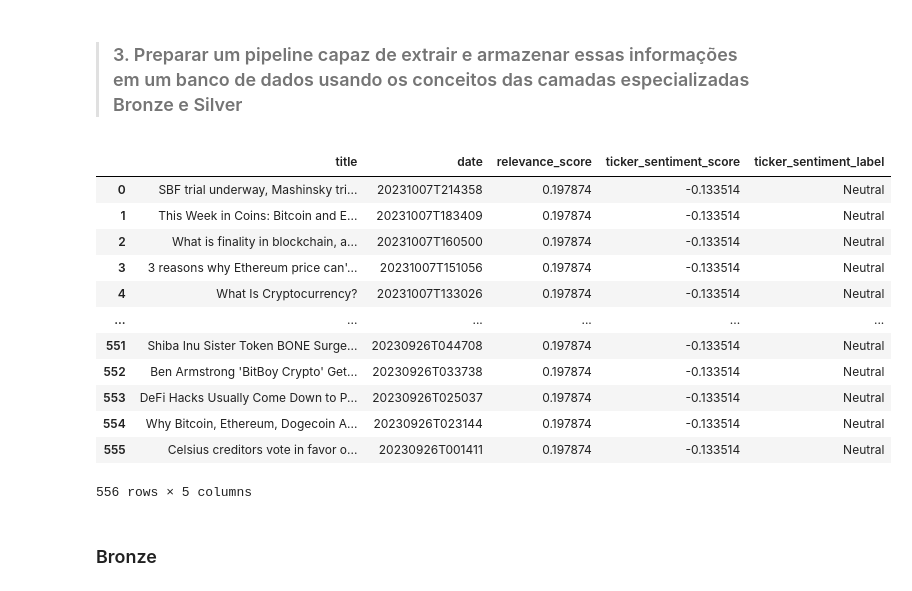
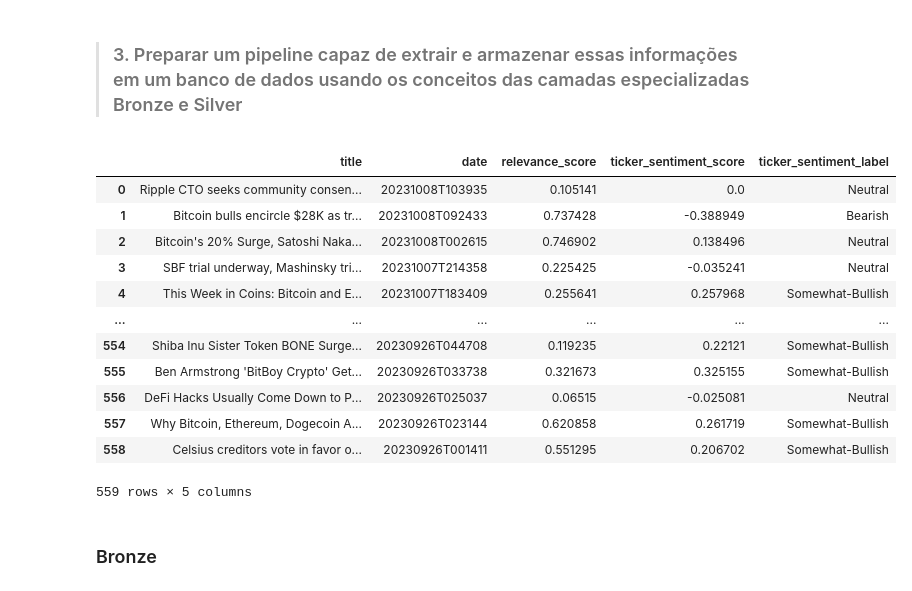
Before and after one commit to jlbmanetti/Curso-Santander-Coders, a Jupyter notebook: 5 - Analytics Engineering/Aula_1_Exercicio_1_Camadas_Especializadas.ipynb, the cells around one changed output. Saved outputs shown, nothing was run; the diff lists cells and outputs as text; code cells hidden in the pictures.

```diff
--- a/5 - Analytics Engineering/Aula_1_Exercicio_1_Camadas_Especializadas.ipynb
+++ b/5 - Analytics Engineering/Aula_1_Exercicio_1_Camadas_Especializadas.ipynb
@@ -89,30 +81,36 @@ import pandas as pd
 # %%
 # número de itens obtidos
 n = int(data['items'])
 df_bronze = pd.DataFrame()
 
 for i in range(n):
     df_bronze.loc[i,'title'] = data['feed'][i]['title']
     df_bronze.loc[i,'date'] = data['feed'][i]['time_published']
-    df_bronze.loc[i,'relevance_score'] = data['feed'][0]['ticker_sentiment'][2]['relevance_score']
-    df_bronze.loc[i,'ticker_sentiment_score'] = data['feed'][0]['ticker_sentiment'][2]['ticker_sentiment_score']
-    df_bronze.loc[i,'ticker_sentiment_label'] = data['feed'][0]['ticker_sentiment'][2]['ticker_sentiment_label']
+
+    #sentiment
+    dict = data['feed'][i]['ticker_sentiment'] #dict with sentiment
+    df_sentiment = pd.DataFrame.from_dict(dict) #df from dict
+    mask = df_sentiment['ticker'] == 'CRYPTO:BTC' #mask to be used
+
+    df_bronze.loc[i,'relevance_score'] = df_sentiment[mask]['relevance_score'].values[0]
+    df_bronze.loc[i,'ticker_sentiment_score'] = df_sentiment[mask]['ticker_sentiment_score'].values[0]
+    df_bronze.loc[i,'ticker_sentiment_label'] = df_sentiment[mask]['ticker_sentiment_label'].values[0]
 
 df_bronze
 # %% [output]
 |  | title | date | relevance_score | ticker_sentiment_score | ticker_sentiment_label |
-| 0 | SBF trial underway, Mashinsky tri... | 20231007T214358 | 0.197874 | -0.133514 | Neutral |
-| 1 | This Week in Coins: Bitcoin and E... | 20231007T183409 | 0.197874 | -0.133514 | Neutral |
-| 2 | What is finality in blockchain, a... | 20231007T160500 | 0.197874 | -0.133514 | Neutral |
-| 3 | 3 reasons why Ethereum price can'... | 20231007T151056 | 0.197874 | -0.133514 | Neutral |
-| 4 | What Is Cryptocurrency? | 20231007T133026 | 0.197874 | -0.133514 | Neutral |
+| 0 | Ripple CTO seeks community consen... | 20231008T103935 | 0.105141 | 0.0 | Neutral |
+| 1 | Bitcoin bulls encircle $28K as tr... | 20231008T092433 | 0.737428 | -0.388949 | Bearish |
+| 2 | Bitcoin's 20% Surge, Satoshi Naka... | 20231008T002615 | 0.746902 | 0.138496 | Neutral |
+| 3 | SBF trial underway, Mashinsky tri... | 20231007T214358 | 0.225425 | -0.035241 | Neutral |
+| 4 | This Week in Coins: Bitcoin and E... | 20231007T183409 | 0.255641 | 0.257968 | Somewhat-Bullish |
 | ... | ... | ... | ... | ... | ... |
-| 551 | Shiba Inu Sister Token BONE Surge... | 20230926T044708 | 0.197874 | -0.133514 | Neutral |
-| 552 | Ben Armstrong 'BitBoy Crypto' Get... | 20230926T033738 | 0.197874 | -0.133514 | Neutral |
-| 553 | DeFi Hacks Usually Come Down to P... | 20230926T025037 | 0.197874 | -0.133514 | Neutral |
-| 554 | Why Bitcoin, Ethereum, Dogecoin A... | 20230926T023144 | 0.197874 | -0.133514 | Neutral |
-| 555 | Celsius creditors vote in favor o... | 20230926T001411 | 0.197874 | -0.133514 | Neutral |
+| 554 | Shiba Inu Sister Token BONE Surge... | 20230926T044708 | 0.119235 | 0.22121 | Somewhat-Bullish |
+| 555 | Ben Armstrong 'BitBoy Crypto' Get... | 20230926T033738 | 0.321673 | 0.325155 | Somewhat-Bullish |
+| 556 | DeFi Hacks Usually Come Down to P... | 20230926T025037 | 0.06515 | -0.025081 | Neutral |
+| 557 | Why Bitcoin, Ethereum, Dogecoin A... | 20230926T023144 | 0.620858 | 0.261719 | Somewhat-Bullish |
+| 558 | Celsius creditors vote in favor o... | 20230926T001411 | 0.551295 | 0.206702 | Somewhat-Bullish |
-556 rows × 5 columns
+559 rows × 5 columns
 # %% [markdown]
 ### Bronze
 # %%
```
Also changed, not shown: parts of 13 cells of this notebook.
